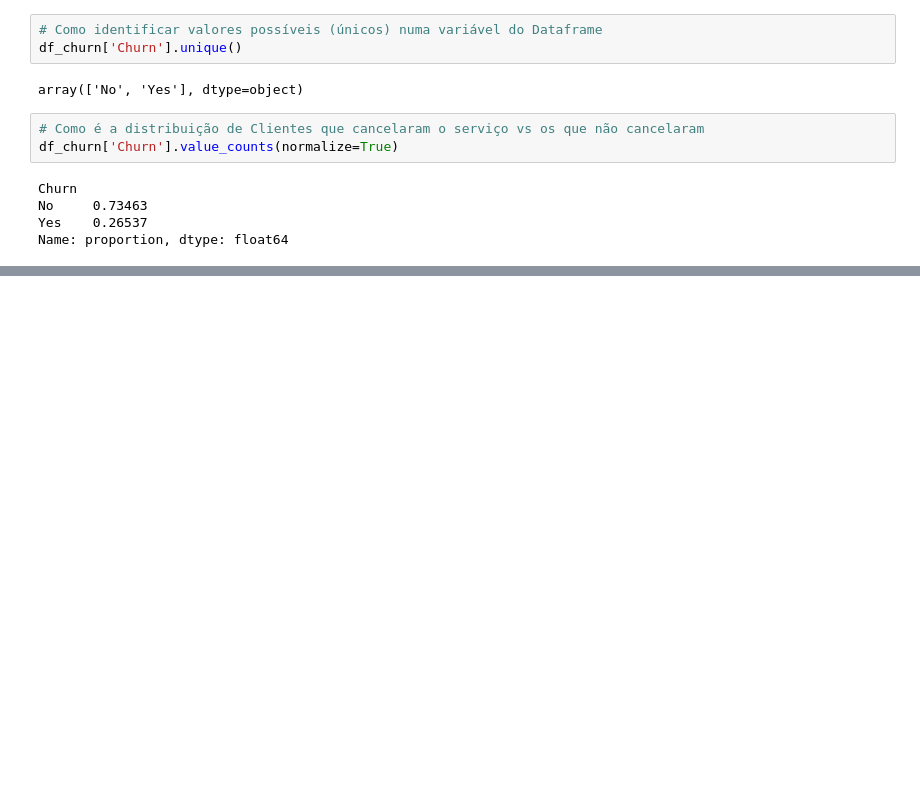
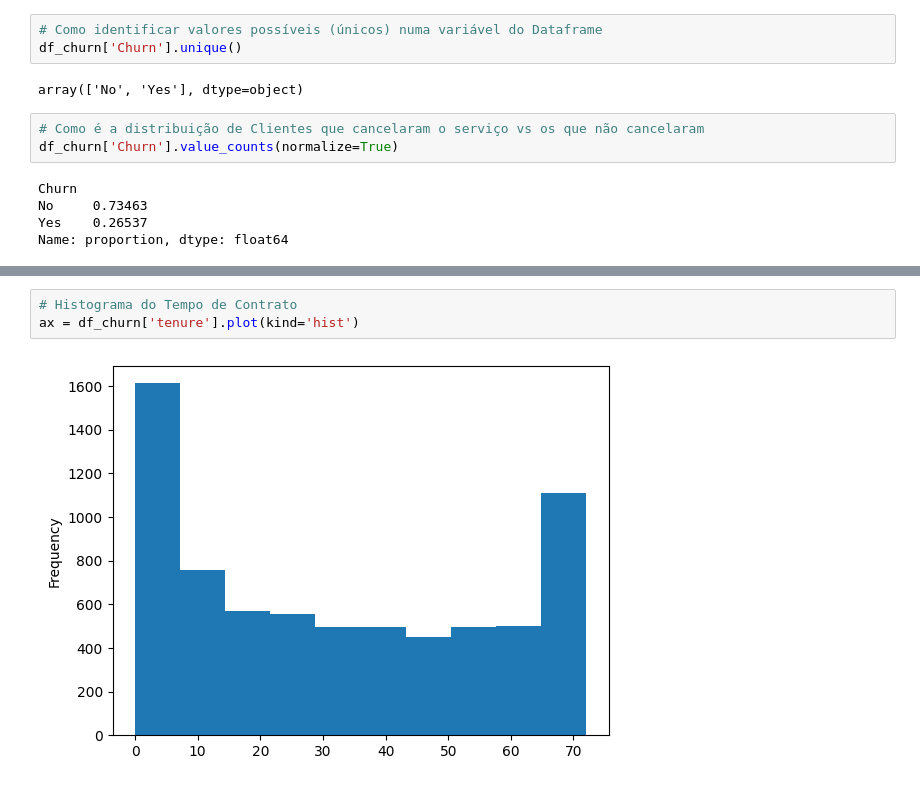
Before and after one commit to jvdlb6/eda-churn, a Jupyter notebook: eda_churn.ipynb, the cells around one changed output, grey strips where cells are left out. Cells and saved outputs as stored; diff of their text form; blank space fills up the shorter version.

```diff
--- a/eda_churn.ipynb
+++ b/eda_churn.ipynb
@@ -690,0 +717,5 @@ ax.bar_label(ax.containers[0])
+# %%
+# Histograma do Tempo de Contrato
+ax = df_churn['tenure'].plot(kind='hist')
+# %% [output]
+[figure, added]
```
Also changed, not shown: parts of 12 cells of this notebook.
